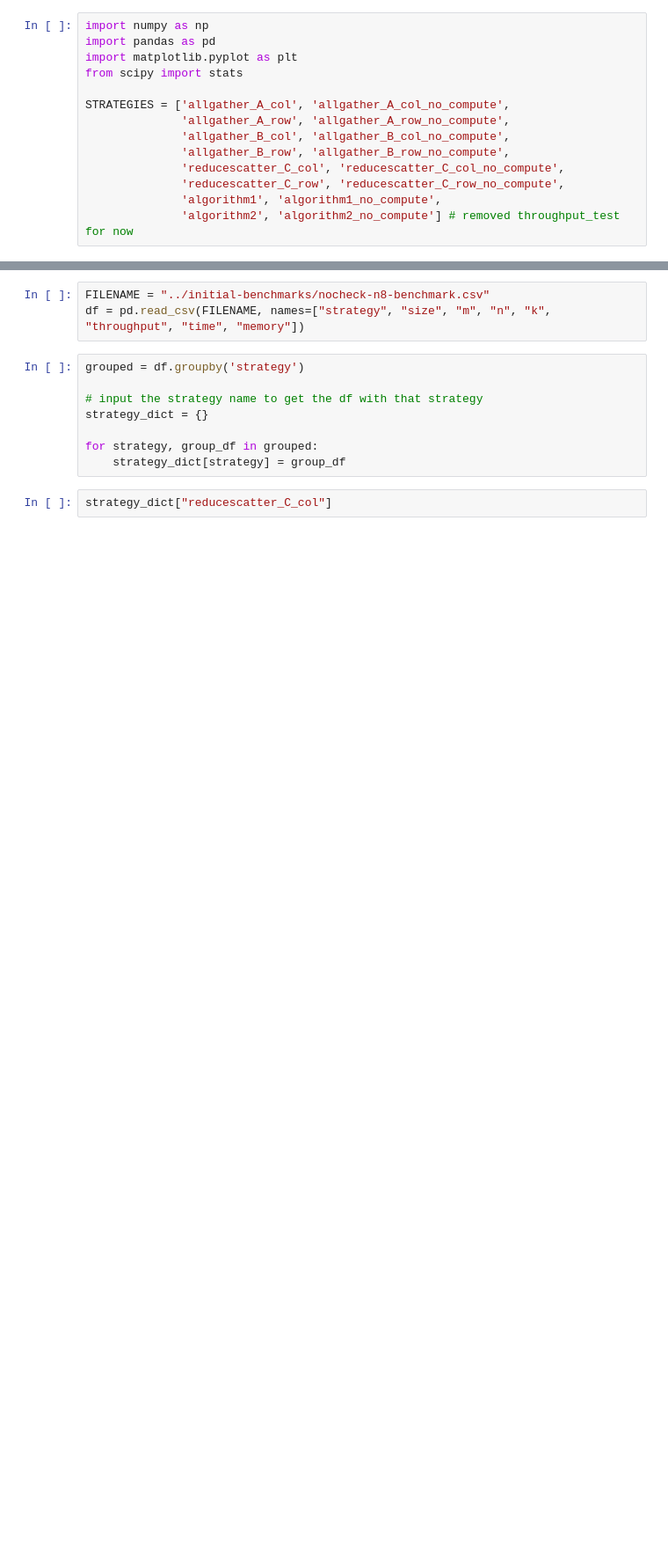
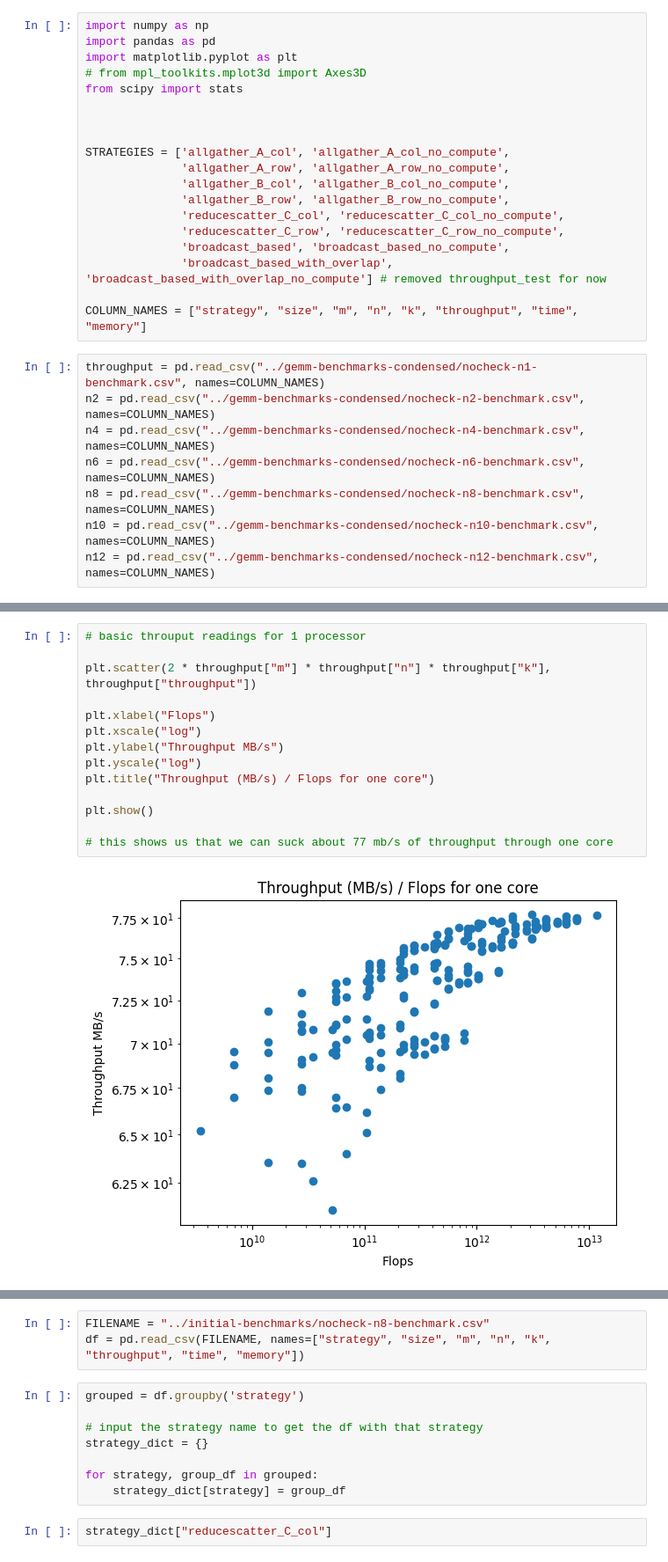
Before and after one commit to ZachB123/CommHiddenGemm, a Jupyter notebook: Gemm1d/notebooks/CHG1D_Visualizations.ipynb, the cells around one changed output, grey strips where cells are left out. Shown at 88% size. Cells and saved outputs as stored; diff of their text form; blank space fills up the shorter version.

Commit message:
fun plots

```diff
--- a/Gemm1d/notebooks/CHG1D_Visualizations.ipynb
+++ b/Gemm1d/notebooks/CHG1D_Visualizations.ipynb
@@ -2,7 +6,10 @@
 import numpy as np
 import pandas as pd
 import matplotlib.pyplot as plt
+# from mpl_toolkits.mplot3d import Axes3D
 from scipy import stats
+
+
 
 STRATEGIES = ['allgather_A_col', 'allgather_A_col_no_compute',
               'allgather_A_row', 'allgather_A_row_no_compute',
@@ -10,5 +17,15 @@ STRATEGIES = ['allgather_A_col', 'allgather_A_col_no_compute',
               'allgather_B_row', 'allgather_B_row_no_compute',
               'reducescatter_C_col', 'reducescatter_C_col_no_compute',
               'reducescatter_C_row', 'reducescatter_C_row_no_compute',
-              'algorithm1', 'algorithm1_no_compute',
-              'algorithm2', 'algorithm2_no_compute'] # removed throughput_test for now
+              'broadcast_based', 'broadcast_based_no_compute',
+              'broadcast_based_with_overlap', 'broadcast_based_with_overlap_no_compute'] # removed throughput_test for now
+
+COLUMN_NAMES = ["strategy", "size", "m", "n", "k", "throughput", "time", "memory"]
+# %%
+throughput = pd.read_csv("../gemm-benchmarks-condensed/nocheck-n1-benchmark.csv", names=COLUMN_NAMES)
+n2 = pd.read_csv("../gemm-benchmarks-condensed/nocheck-n2-benchmark.csv", names=COLUMN_NAMES)
+n4 = pd.read_csv("../gemm-benchmarks-condensed/nocheck-n4-benchmark.csv", names=COLUMN_NAMES)
+n6 = pd.read_csv("../gemm-benchmarks-condensed/nocheck-n6-benchmark.csv", names=COLUMN_NAMES)
+n8 = pd.read_csv("../gemm-benchmarks-condensed/nocheck-n8-benchmark.csv", names=COLUMN_NAMES)
+n10 = pd.read_csv("../gemm-benchmarks-condensed/nocheck-n10-benchmark.csv", names=COLUMN_NAMES)
+n12 = pd.read_csv("../gemm-benchmarks-condensed/nocheck-n12-benchmark.csv", names=COLUMN_NAMES)
@@ -14,0 +38,16 @@ STRATEGIES = ['allgather_A_col', 'allgather_A_col_no_compute',
+# %%
+# basic throuput readings for 1 processor
+
+plt.scatter(2 * throughput["m"] * throughput["n"] * throughput["k"], throughput["throughput"])
+
+plt.xlabel("Flops")
+plt.xscale("log")
+plt.ylabel("Throughput MB/s")
+plt.yscale("log")
+plt.title("Throughput (MB/s) / Flops for one core")
+
+plt.show()
+
+# this shows us that we can suck about 77 mb/s of throughput through one core
+# %% [output]
+[figure, added]
```
Also changed, not shown: parts of 12 cells of this notebook, 5 other files.
